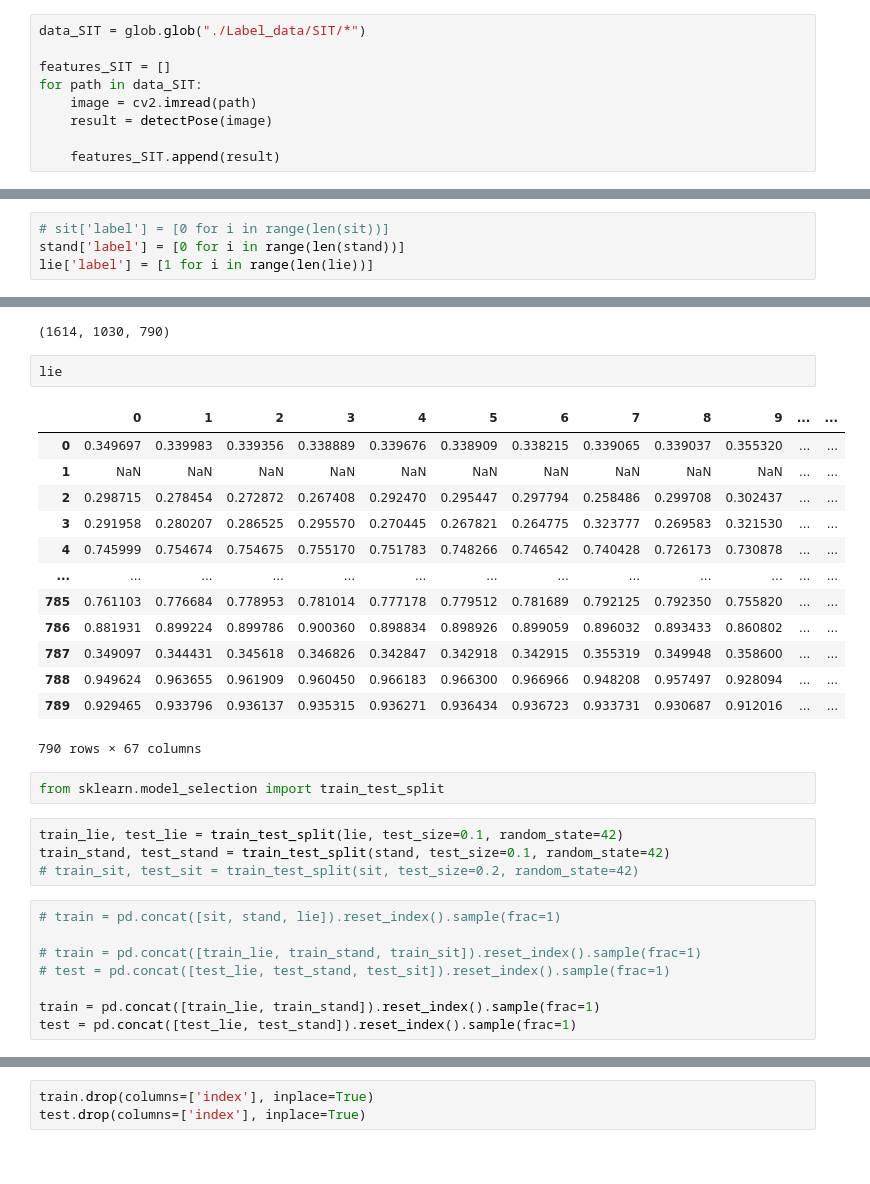
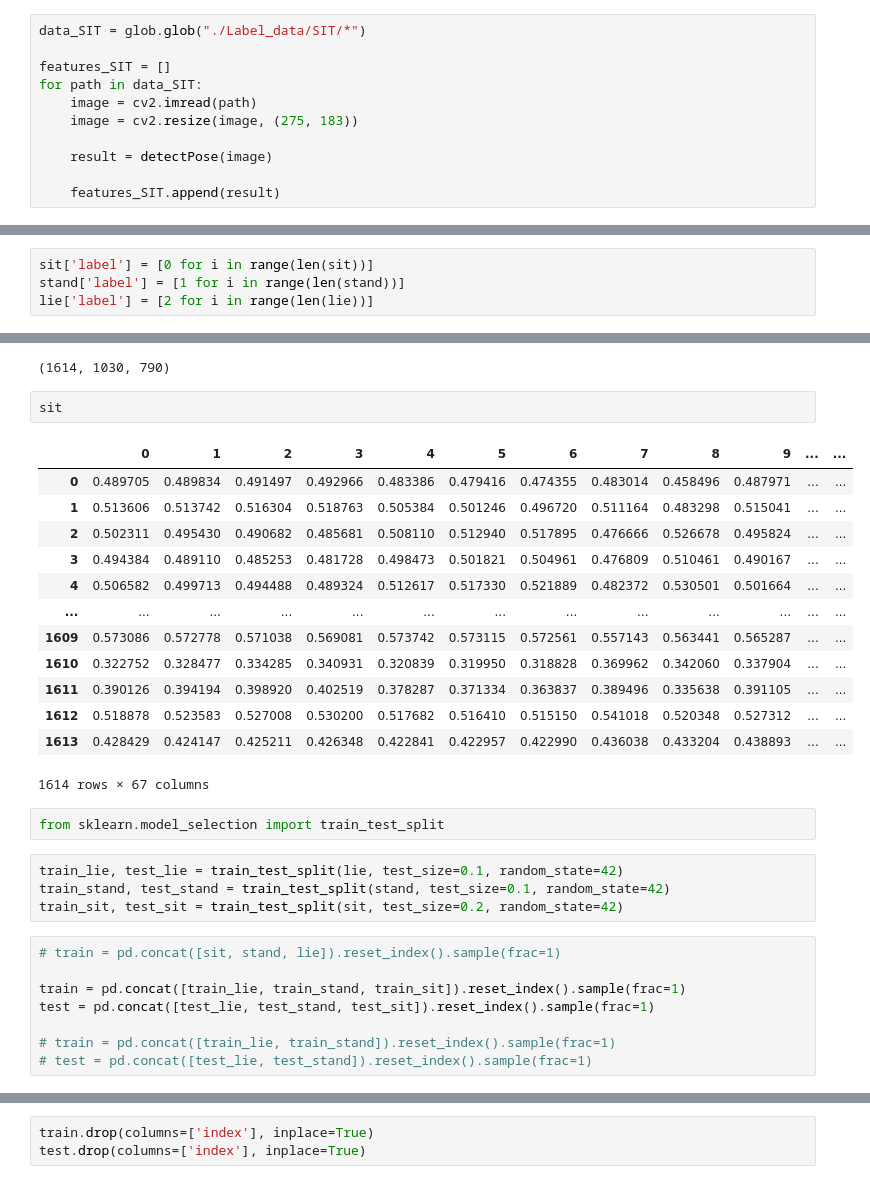
Before and after one commit to DAVID-NGUYEN-S16/Final-machine-learning, a Jupyter notebook: main_train.ipynb, the cells around one changed output, grey strips where cells are left out. Cells and saved outputs as stored; diff of their text form.

```diff
--- a/main_train.ipynb
+++ b/main_train.ipynb
@@ -149,6 +176,8 @@ data_SIT = glob.glob("./Label_data/SIT/*")
 features_SIT = []
 for path in data_SIT:
     image = cv2.imread(path)
+    image = cv2.resize(image, (275, 183))
+
     result = detectPose(image)
 
     features_SIT.append(result)
@@ -161,7 +216,7 @@ lie = pd.DataFrame(features_lie)
 # %%
-# sit['label'] = [0 for i in range(len(sit))]
-stand['label'] = [0 for i in range(len(stand))]
-lie['label'] = [1 for i in range(len(lie))]
+sit['label'] = [0 for i in range(len(sit))]
+stand['label'] = [1 for i in range(len(stand))]
+lie['label'] = [2 for i in range(len(lie))]
 # %%
 ['SIT', 'STAND', 'LIE']
 # %% [output]
@@ -170,33 +225,33 @@ lie['label'] = [1 for i in range(len(lie))]
 len(sit), len(stand), len(lie)
 # %% [output]
 (1614, 1030, 790)
-# %%
-lie
-# %% [output]
-|  | 0 | 1 | 2 | 3 | 4 | 5 | 6 | 7 | 8 | 9 | ... | ... |
-| 0 | 0.349697 | 0.339983 | 0.339356 | 0.338889 | 0.339676 | 0.338909 | 0.338215 | 0.339065 | 0.339037 | 0.355320 | ... | ... |
-| 1 | NaN | NaN | NaN | NaN | NaN | NaN | NaN | NaN | NaN | NaN | ... | ... |
-| 2 | 0.298715 | 0.278454 | 0.272872 | 0.267408 | 0.292470 | 0.295447 | 0.297794 | 0.258486 | 0.299708 | 0.302437 | ... | ... |
-| 3 | 0.291958 | 0.280207 | 0.286525 | 0.295570 | 0.270445 | 0.267821 | 0.264775 | 0.323777 | 0.269583 | 0.321530 | ... | ... |
-| 4 | 0.745999 | 0.754674 | 0.754675 | 0.755170 | 0.751783 | 0.748266 | 0.746542 | 0.740428 | 0.726173 | 0.730878 | ... | ... |
-| ... | ... | ... | ... | ... | ... | ... | ... | ... | ... | ... | ... | ... |
-| 785 | 0.761103 | 0.776684 | 0.778953 | 0.781014 | 0.777178 | 0.779512 | 0.781689 | 0.792125 | 0.792350 | 0.755820 | ... | ... |
-| 786 | 0.881931 | 0.899224 | 0.899786 | 0.900360 | 0.898834 | 0.898926 | 0.899059 | 0.896032 | 0.893433 | 0.860802 | ... | ... |
-| 787 | 0.349097 | 0.344431 | 0.345618 | 0.346826 | 0.342847 | 0.342918 | 0.342915 | 0.355319 | 0.349948 | 0.358600 | ... | ... |
-| 788 | 0.949624 | 0.963655 | 0.961909 | 0.960450 | 0.966183 | 0.966300 | 0.966966 | 0.948208 | 0.957497 | 0.928094 | ... | ... |
-| 789 | 0.929465 | 0.933796 | 0.936137 | 0.935315 | 0.936271 | 0.936434 | 0.936723 | 0.933731 | 0.930687 | 0.912016 | ... | ... |
-790 rows × 67 columns
+# %%
+sit
+# %% [output]
+|  | 0 | 1 | 2 | 3 | 4 | 5 | 6 | 7 | 8 | 9 | ... | ... |
+| 0 | 0.489705 | 0.489834 | 0.491497 | 0.492966 | 0.483386 | 0.479416 | 0.474355 | 0.483014 | 0.458496 | 0.487971 | ... | ... |
+| 1 | 0.513606 | 0.513742 | 0.516304 | 0.518763 | 0.505384 | 0.501246 | 0.496720 | 0.511164 | 0.483298 | 0.515041 | ... | ... |
+| 2 | 0.502311 | 0.495430 | 0.490682 | 0.485681 | 0.508110 | 0.512940 | 0.517895 | 0.476666 | 0.526678 | 0.495824 | ... | ... |
+| 3 | 0.494384 | 0.489110 | 0.485253 | 0.481728 | 0.498473 | 0.501821 | 0.504961 | 0.476809 | 0.510461 | 0.490167 | ... | ... |
+| 4 | 0.506582 | 0.499713 | 0.494488 | 0.489324 | 0.512617 | 0.517330 | 0.521889 | 0.482372 | 0.530501 | 0.501664 | ... | ... |
+| ... | ... | ... | ... | ... | ... | ... | ... | ... | ... | ... | ... | ... |
+| 1609 | 0.573086 | 0.572778 | 0.571038 | 0.569081 | 0.573742 | 0.573115 | 0.572561 | 0.557143 | 0.563441 | 0.565287 | ... | ... |
+| 1610 | 0.322752 | 0.328477 | 0.334285 | 0.340931 | 0.320839 | 0.319950 | 0.318828 | 0.369962 | 0.342060 | 0.337904 | ... | ... |
+| 1611 | 0.390126 | 0.394194 | 0.398920 | 0.402519 | 0.378287 | 0.371334 | 0.363837 | 0.389496 | 0.335638 | 0.391105 | ... | ... |
+| 1612 | 0.518878 | 0.523583 | 0.527008 | 0.530200 | 0.517682 | 0.516410 | 0.515150 | 0.541018 | 0.520348 | 0.527312 | ... | ... |
+| 1613 | 0.428429 | 0.424147 | 0.425211 | 0.426348 | 0.422841 | 0.422957 | 0.422990 | 0.436038 | 0.433204 | 0.438893 | ... | ... |
+1614 rows × 67 columns
 # %%
 from sklearn.model_selection import train_test_split
 # %%
 train_lie, test_lie = train_test_split(lie, test_size=0.1, random_state=42)
 train_stand, test_stand = train_test_split(stand, test_size=0.1, random_state=42)
-# train_sit, test_sit = train_test_split(sit, test_size=0.2, random_state=42)
+train_sit, test_sit = train_test_split(sit, test_size=0.2, random_state=42)
 # %%
 # train = pd.concat([sit, stand, lie]).reset_index().sample(frac=1)
 
-# train = pd.concat([train_lie, train_stand, train_sit]).reset_index().sample(frac=1)
-# test = pd.concat([test_lie, test_stand, test_sit]).reset_index().sample(frac=1)
+train = pd.concat([train_lie, train_stand, train_sit]).reset_index().sample(frac=1)
+test = pd.concat([test_lie, test_stand, test_sit]).reset_index().sample(frac=1)
 
-train = pd.concat([train_lie, train_stand]).reset_index().sample(frac=1)
-test = pd.concat([test_lie, test_stand]).reset_index().sample(frac=1)
+# train = pd.concat([train_lie, train_stand]).reset_index().sample(frac=1)
+# test = pd.concat([test_lie, test_stand]).reset_index().sample(frac=1)
```
Also changed, not shown: parts of 37 cells of this notebook, 16 other files.
